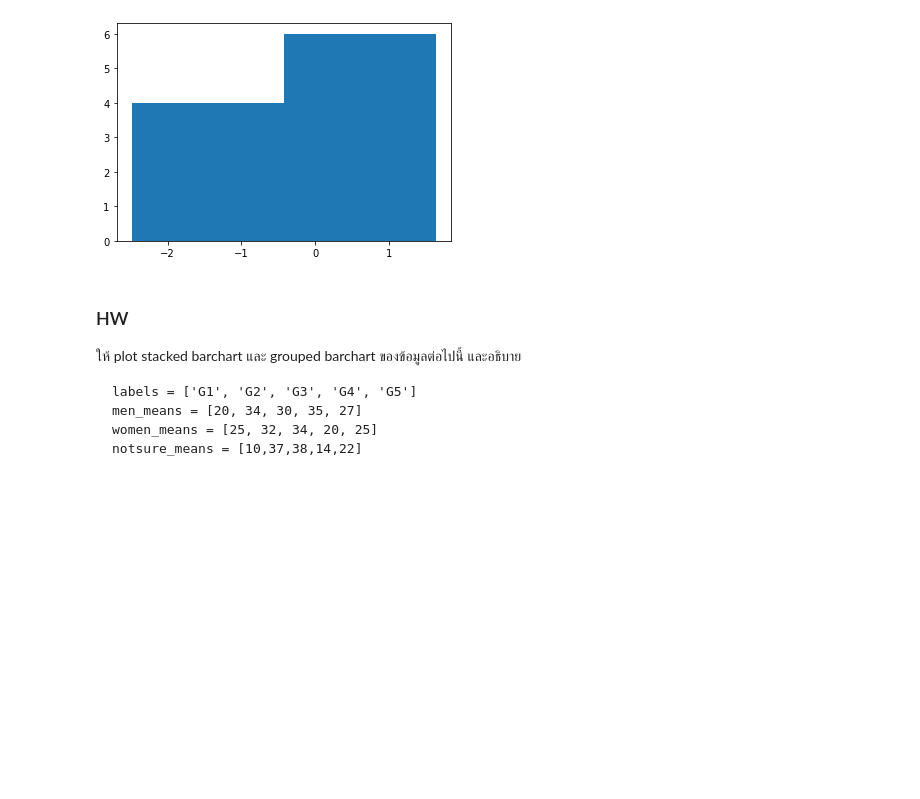
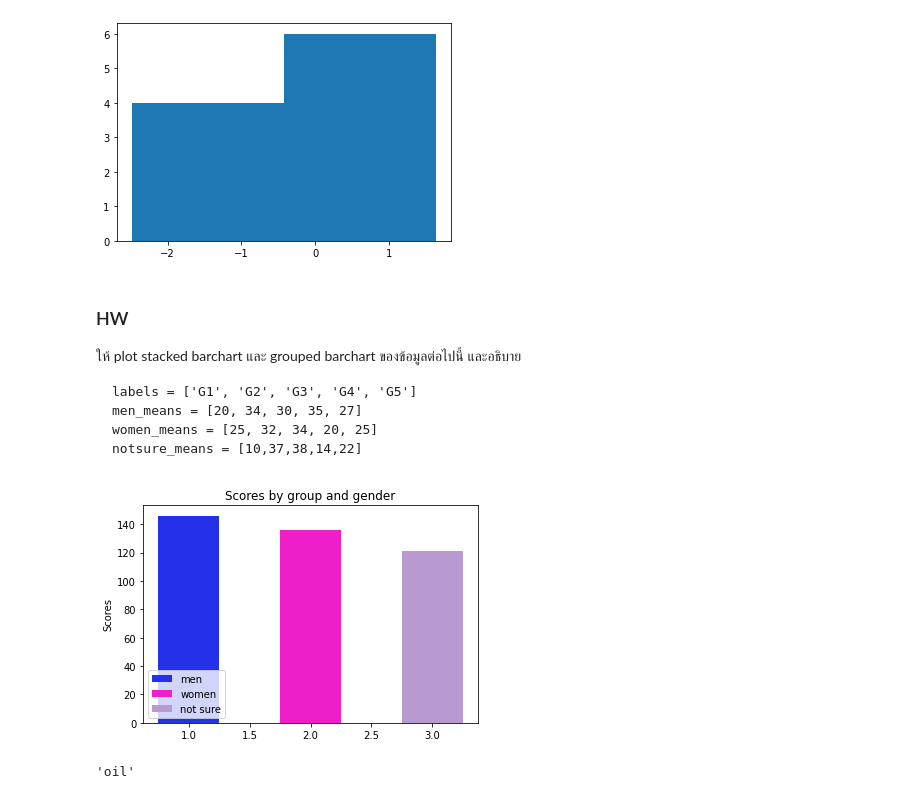
Before and after one commit to tohnperfect/DPDM2021, a Jupyter notebook: Data102_(Chapter_2).ipynb, the cells around one changed output. Saved outputs shown, nothing was run; the diff lists cells and outputs as text; code cells hidden in the pictures; blank space fills up the shorter version.

````diff
--- a/Data102_(Chapter_2).ipynb
+++ b/Data102_(Chapter_2).ipynb
@@ -784,3 +784,25 @@ men_means = [20, 34, 30, 35, 27]
 women_means = [25, 32, 34, 20, 25]
 notsure_means = [10,37,38,14,22]
 ```
+# %%
+labels = ['G1', 'G2', 'G3', 'G4', 'G5']
+men_means = [20, 34, 30, 35, 27]
+women_means = [25, 32, 34, 20, 25]
+notsure_means = [10, 37, 38, 14, 22]
+# %%
+width = 0.5  #กำหนดความกว้างหรือความหนาของแท่ง
+plt.bar([1], np.sum(men_means), width, color ='#2531E9', label = 'men') #plot labels : men_means, เริ่ม plot เเท่งจาก 0
+plt.bar([2], np.sum(women_means), width,  color ='#EE1FC9', label = 'women') #plot labels : women_means, เริ่ม plot เเท่งต่อจากค่าของ men_means
+plt.bar([3], np.sum(notsure_means), width,  color ='#B89AD1', label = 'not sure')
+#อธิบาย line 4 plot labels : notsure_means, เริ่ม plot เเท่งต่อจากค่าของ men_means+women_means
+plt.ylabel('Scores') # ตั้งชื่อ แกน y
+plt.title('Scores by group and gender') #ตั้งชื่อกราฟ
+plt.legend(loc = 'lower left'); #เพื่อให้กราฟแสดง label ที่ขอบขวาบนของกราฟ
+
+plt.show() #ประกาศเพื่อเเสดงกราฟ
+# %% [output]
+[figure, added]
+# %%
+np.random.choice(['kie','nicha','oil','oil'])
+# %% [output]
+'oil'
````
Also changed, not shown: parts of 3 cells of this notebook.
